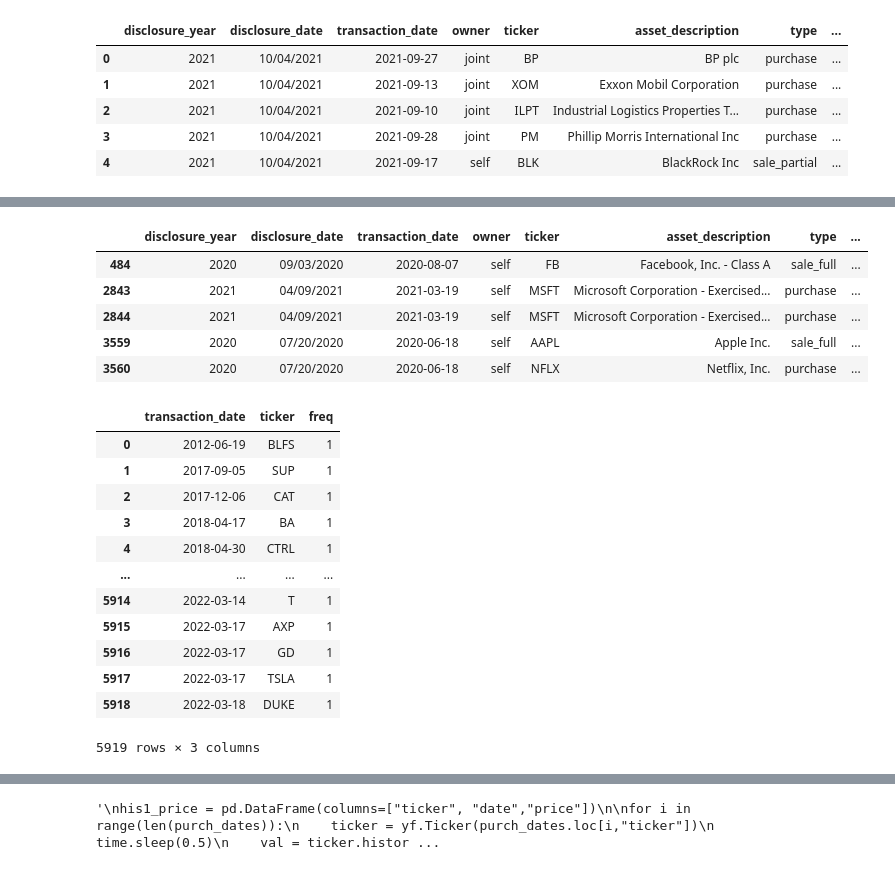
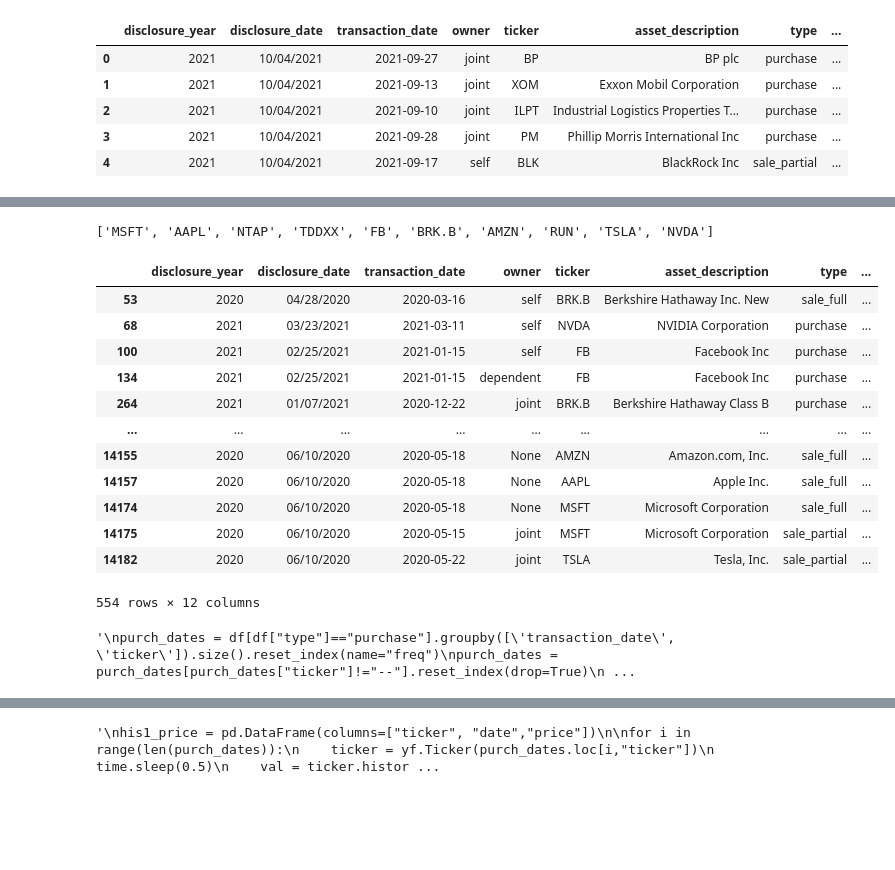
Before and after one commit to MSIA/2022-msia423-Dhatwalia-Narin-project, a Jupyter notebook: notebooks/develop/Dataset Testing .ipynb, the cells around one changed output, grey strips where cells are left out. Saved outputs shown, nothing was run; the diff lists cells and outputs as text; code cells hidden in the pictures; blank space fills up the shorter version.

```diff
--- a/notebooks/develop/Dataset Testing .ipynb
+++ b/notebooks/develop/Dataset Testing .ipynb
@@ -23,3 +24,8 @@ df.head()
 | 2 | 2021 | 10/04/2021 | 2021-09-10 | joint | ILPT | Industrial Logistics Properties T... | purchase | ... |
 | 3 | 2021 | 10/04/2021 | 2021-09-28 | joint | PM | Phillip Morris International Inc | purchase | ... |
 | 4 | 2021 | 10/04/2021 | 2021-09-17 | self | BLK | BlackRock Inc | sale_partial | ... |
+# %%
+names = df['representative'].value_counts().head(15)
+names = list(names.index)
+names.append("Hon. Nancy Pelosi")
+names
@@ -26,29 +49,38 @@ df.head()
+# %%
+ticks = df['ticker'].value_counts().head(11)
+ticks = list(ticks.index)
+ticks.remove('--')
+ticks
+# %% [output]
+['MSFT', 'AAPL', 'NTAP', 'TDDXX', 'FB', 'BRK.B', 'AMZN', 'RUN', 'TSLA', 'NVDA']
+# %%
+df = df[df['representative'].isin(names)]
+df = df[df['ticker'].isin(ticks)]
+
+df
+# %% [output]
+|  | disclosure_year | disclosure_date | transaction_date | owner | ticker | asset_description | type | ... |
+| 53 | 2020 | 04/28/2020 | 2020-03-16 | self | BRK.B | Berkshire Hathaway Inc. New | sale_full | ... |
+| 68 | 2021 | 03/23/2021 | 2021-03-11 | self | NVDA | NVIDIA Corporation | purchase | ... |
+| 100 | 2021 | 02/25/2021 | 2021-01-15 | self | FB | Facebook Inc | purchase | ... |
+| 134 | 2021 | 02/25/2021 | 2021-01-15 | dependent | FB | Facebook Inc | purchase | ... |
+| 264 | 2021 | 01/07/2021 | 2020-12-22 | joint | BRK.B | Berkshire Hathaway Class B | purchase | ... |
+| ... | ... | ... | ... | ... | ... | ... | ... | ... |
+| 14155 | 2020 | 06/10/2020 | 2020-05-18 | None | AMZN | Amazon.com, Inc. | sale_full | ... |
+| 14157 | 2020 | 06/10/2020 | 2020-05-18 | None | AAPL | Apple Inc. | sale_full | ... |
+| 14174 | 2020 | 06/10/2020 | 2020-05-18 | None | MSFT | Microsoft Corporation | sale_full | ... |
+| 14175 | 2020 | 06/10/2020 | 2020-05-15 | joint | MSFT | Microsoft Corporation | sale_partial | ... |
+| 14182 | 2020 | 06/10/2020 | 2020-05-22 | joint | TSLA | Tesla, Inc. | sale_partial | ... |
+554 rows × 12 columns
 # %%
-Nancy_pelosi = df[df['representative'] == "Hon. Nancy Pelosi"]
-Nancy_pelosi[Nancy_pelosi['amount'] == '$1,000,001 - $5,000,000'].head()
+#Nancy_pelosi = df[df['representative'] == "Hon. Nancy Pelosi"]
+#Nancy_pelosi[Nancy_pelosi['amount'] == '$1,000,001 - $5,000,000'].head()
-# %% [output]
-|  | disclosure_year | disclosure_date | transaction_date | owner | ticker | asset_description | type | ... |
-| 484 | 2020 | 09/03/2020 | 2020-08-07 | self | FB | Facebook, Inc. - Class A | sale_full | ... |
-| 2843 | 2021 | 04/09/2021 | 2021-03-19 | self | MSFT | Microsoft Corporation - Exercised... | purchase | ... |
-| 2844 | 2021 | 04/09/2021 | 2021-03-19 | self | MSFT | Microsoft Corporation - Exercised... | purchase | ... |
-| 3559 | 2020 | 07/20/2020 | 2020-06-18 | self | AAPL | Apple Inc. | sale_full | ... |
-| 3560 | 2020 | 07/20/2020 | 2020-06-18 | self | NFLX | Netflix, Inc. | purchase | ... |
 # %%
+'''
 purch_dates = df[df["type"]=="purchase"].groupby(['transaction_date', 'ticker']).size().reset_index(name="freq")
 purch_dates = purch_dates[purch_dates["ticker"]!="--"].reset_index(drop=True)
 purch_dates
+'''
 # %% [output]
-|  | transaction_date | ticker | freq |
-| 0 | 2012-06-19 | BLFS | 1 |
-| 1 | 2017-09-05 | SUP | 1 |
-| 2 | 2017-12-06 | CAT | 1 |
-| 3 | 2018-04-17 | BA | 1 |
-| 4 | 2018-04-30 | CTRL | 1 |
-| ... | ... | ... | ... |
-| 5914 | 2022-03-14 | T | 1 |
-| 5915 | 2022-03-17 | AXP | 1 |
-| 5916 | 2022-03-17 | GD | 1 |
-| 5917 | 2022-03-17 | TSLA | 1 |
-| 5918 | 2022-03-18 | DUKE | 1 |
-5919 rows × 3 columns
+'\npurch_dates = df[df["type"]=="purchase"].groupby([\'transaction_date\', \'ticker\']).size().reset_index(name="freq")\npurch_dates = purch_dates[purch_dates["ticker"]!="--"].reset_index(drop=True)\n ...
 # %%
```
Also changed, not shown: parts of 16 cells of this notebook, 4 other files.
